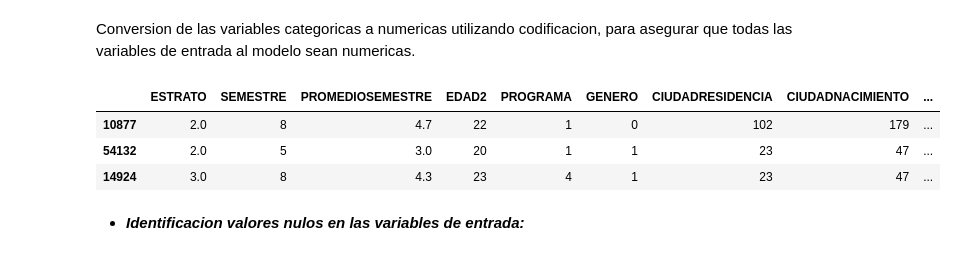
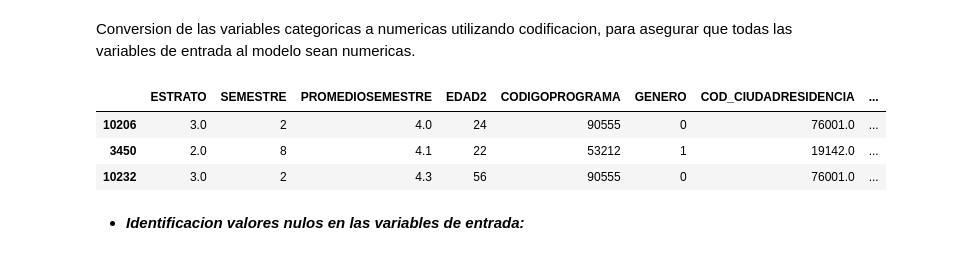
Before and after one commit to Daniel27110/Ciencia-de-Datos-Aplicada-Proyecto-Final, a Jupyter notebook: analytics/entrega final/preparacion_de_datos.ipynb, the cells around one changed output. Saved outputs shown, nothing was run; the diff lists cells and outputs as text; code cells hidden in the pictures.

```diff
--- a/analytics/entrega final/preparacion_de_datos.ipynb
+++ b/analytics/entrega final/preparacion_de_datos.ipynb
@@ -129,0 +193,10 @@ demograficos_df_uniq[field] = pd.to_numeric(demograficos_df_uniq[field], errors=
+# %%
+# Mapeo de valores de genero
+genero_map = {'Masculino': 1, 'Femenino': 0}
+# %%
+relacion['GENERO'] = relacion['GENERO'].str.strip() # Eliminar espacios
+relacion['GENERO'] = relacion['GENERO'].str.title()  # Convertir a formato de título (Primera letra en mayúscula)
+# %%
+# MAPEO DE VALORES NUMERICOS DE GENERO
+relacion['GENERO'] = relacion['GENERO'].map(genero_map)
+relacion.sample(5)
@@ -130,5 +210,7 @@ demograficos_df_uniq[field] = pd.to_numeric(demograficos_df_uniq[field], errors=
 # %%
-numeric_vars = ["ESTRATO", "SEMESTRE", "PROMEDIOSEMESTRE", "EDAD2"]
-category_vars = ["PROGRAMA", "GENERO", "CIUDADRESIDENCIA","CIUDADNACIMIENTO"]
+numeric_vars = ["ESTRATO", "SEMESTRE", "PROMEDIOSEMESTRE", "EDAD2",'CODIGOPROGRAMA',"GENERO","COD_CIUDADRESIDENCIA",'COD_CIUDADNACIMIENTO']
+#category_vars = ["PROGRAMA", "GENERO", "CIUDADRESIDENCIA","CIUDADNACIMIENTO"]
+category_vars =[]
 target_var="target"
 features=numeric_vars + category_vars
+features
@@ -143,14 +234,14 @@ def get_df(df, target_var="target", numeric_vars=[], category_vars=[]):
   df=df[ numeric_vars + category_vars+ [target_var]]
   return df
 # %%
-df=demograficos_df_uniq
+df=relacion
 df=get_df(df, target_var, numeric_vars, category_vars)
 df.sample(3)
 # %% [output]
-|  | ESTRATO | SEMESTRE | PROMEDIOSEMESTRE | EDAD2 | PROGRAMA | GENERO | CIUDADRESIDENCIA | CIUDADNACIMIENTO | ... |
-| 10877 | 2.0 | 8 | 4.7 | 22 | 1 | 0 | 102 | 179 | ... |
-| 54132 | 2.0 | 5 | 3.0 | 20 | 1 | 1 | 23 | 47 | ... |
-| 14924 | 3.0 | 8 | 4.3 | 23 | 4 | 1 | 23 | 47 | ... |
+|  | ESTRATO | SEMESTRE | PROMEDIOSEMESTRE | EDAD2 | CODIGOPROGRAMA | GENERO | COD_CIUDADRESIDENCIA | ... |
+| 10206 | 3.0 | 2 | 4.0 | 24 | 90555 | 0 | 76001.0 | ... |
+| 3450 | 2.0 | 8 | 4.1 | 22 | 53212 | 1 | 19142.0 | ... |
+| 10232 | 3.0 | 2 | 4.3 | 56 | 90555 | 0 | 76001.0 | ... |
 # %% [markdown]
 * ***Identificacion valores nulos en las variables de entrada:***
 # %%
```
Also changed, not shown: parts of 17 cells of this notebook, 1 other file.
